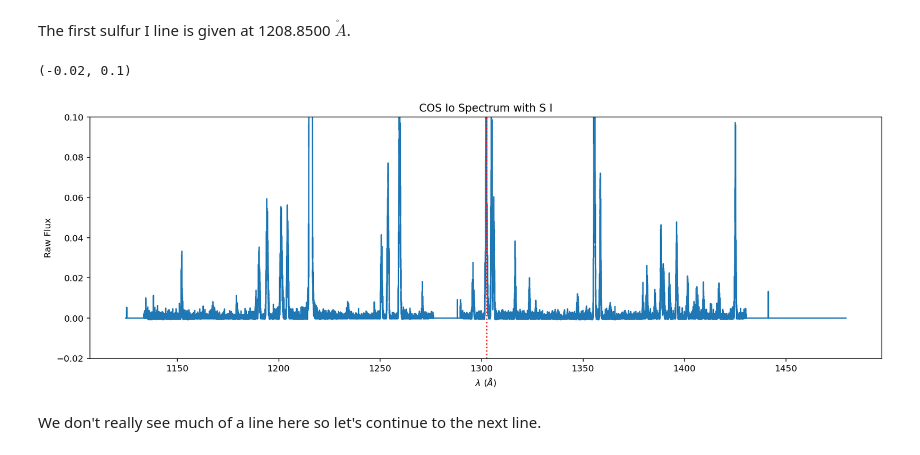
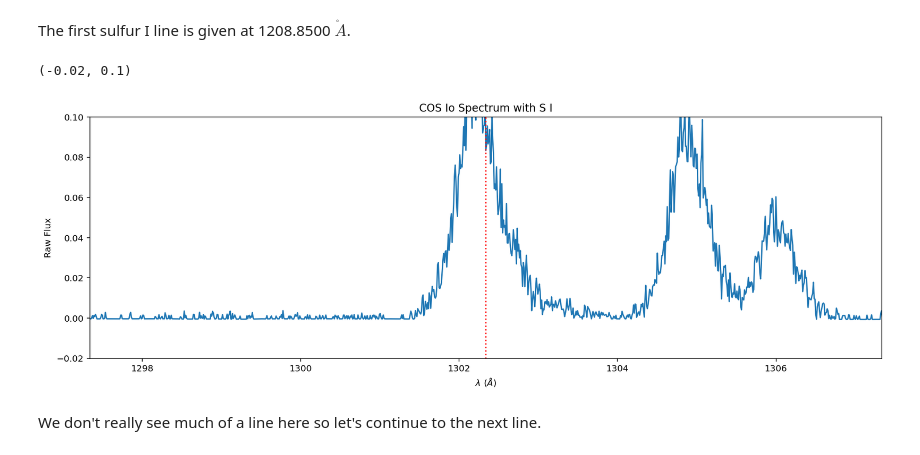
Before and after one commit to 18ganesha/io_brightness, a Jupyter notebook: notebooks/02_Gaussian_fitting_for_S_I.ipynb, the cells around one changed output. Cells and saved outputs as stored; diff of their text form; code cells hidden in the pictures.

```diff
--- a/notebooks/02_Gaussian_fitting_for_S_I.ipynb
+++ b/notebooks/02_Gaussian_fitting_for_S_I.ipynb
@@ -38,15 +38,15 @@ The first sulfur I line is given at 1208.8500 $\mathring A$.
 # %%
 plt.figure(figsize=(16, 5))
 plt.plot(evt_data['WAVELENGTH'].T, evt_data['FLUX'].T/10**-13) #make it columns instead of rows bc otherwise will be a blank plot
 plt.xlabel('$\lambda$ ($\AA$)');
 plt.ylabel('Raw Flux')
 plt.title("COS Io Spectrum with S I")
 plt.axvline(1302.3370, color = 'red', linestyle = 'dotted')
-#plt.xlim(1200,1220)
+plt.xlim(1302.3370-5,1302.3370+5)
 plt.ylim(-0.02,0.1)
 # %% [output]
 (-0.02, 0.1)
-[figure, old version]
+[figure, new version]
 # %% [markdown]
 We don't really see much of a line here so let's continue to the next line.
 # %%
```
Also changed, not shown: 1 other file.
